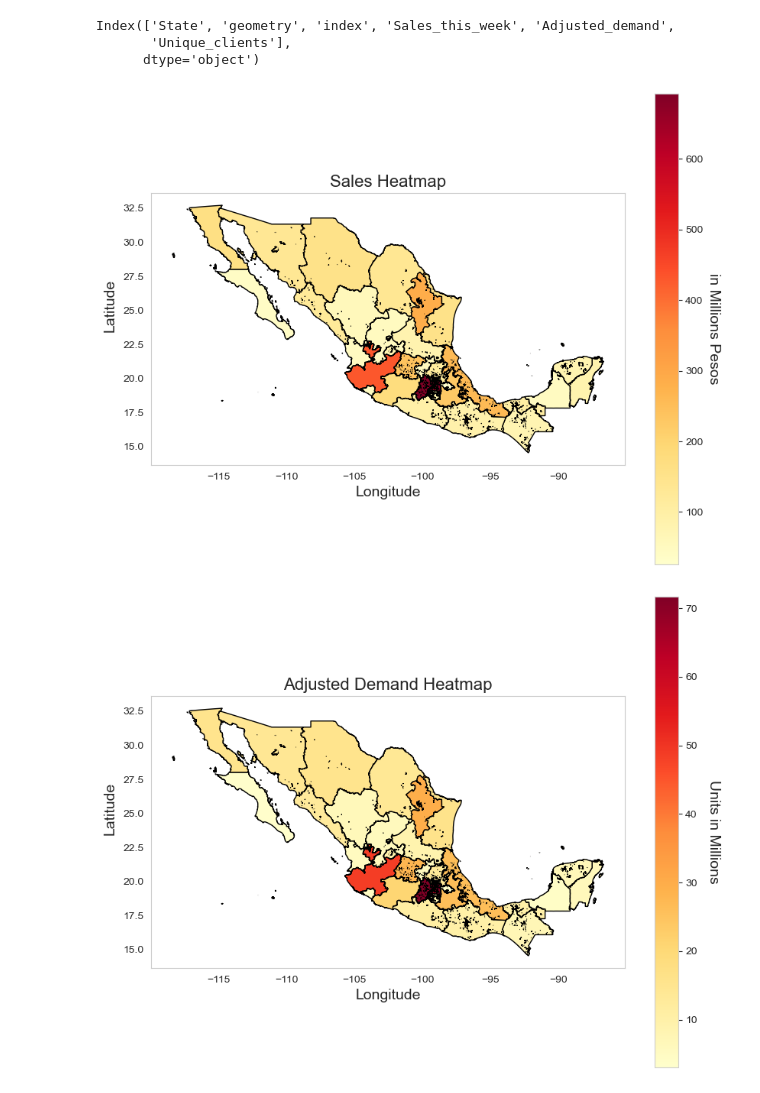
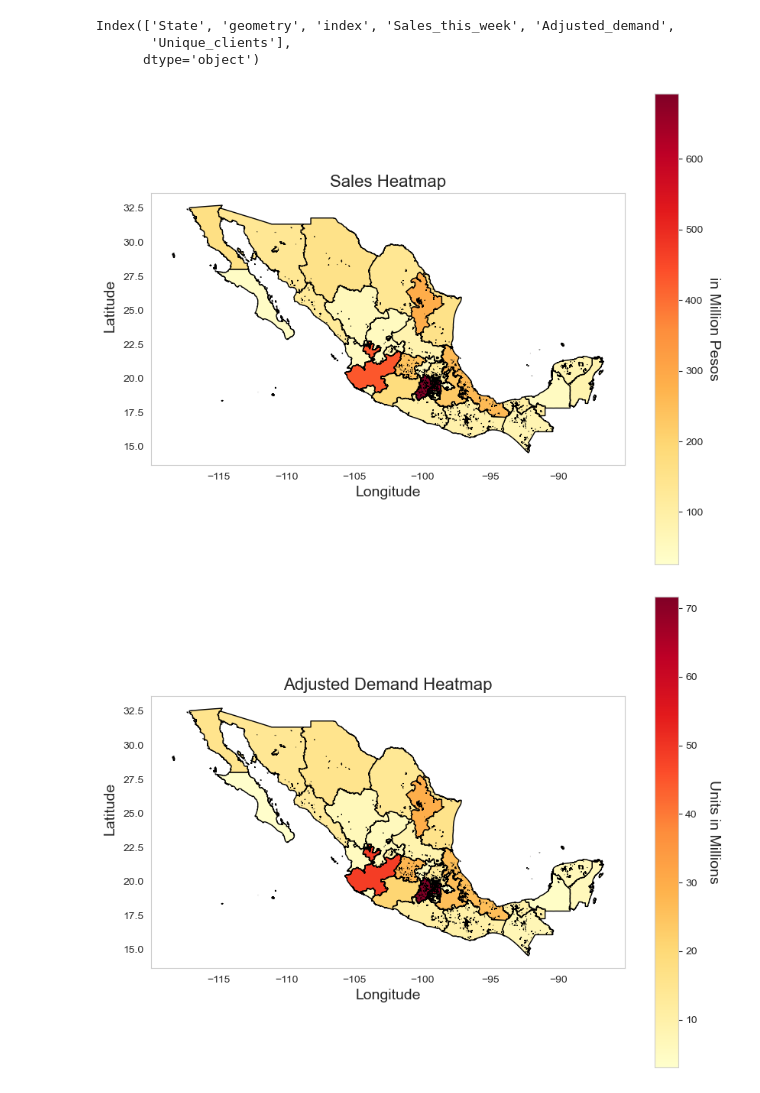
Before and after one commit to ElliotBlackstone/EWinter25_Product_Inventory, a Jupyter notebook: 2_town_state.ipynb, the cells around one changed output. Cells and saved outputs as stored; diff of their text form; code cells hidden in the pictures.

Commit message:
added the heatmap

```diff
--- a/2_town_state.ipynb
+++ b/2_town_state.ipynb
@@ -216,15 +216,15 @@ Index(['State', 'geometry', 'index', 'Sales_this_week', 'Adjusted_demand',
 # %%
 unified_geometries.plot(column='Sales_this_week', cmap='YlOrRd', legend=True, edgecolor='black',figsize = (10,8))
 
 # Add title and display the heatmap
 plt.title('Sales Heatmap', fontsize=16)
-plt.ylabel('in Millions Pesos', fontsize=14, labelpad=-550, rotation=270)
+plt.ylabel('in Million Pesos', fontsize=14, labelpad=-550, rotation=270)
 plt.xlabel('Longitude', fontsize=14)
 plt.gca().text(-0.1, 0.5, 'Latitude', rotation=90, fontsize=14, transform=plt.gca().transAxes)
 plt.grid(False)
 plt.show()
 # %% [output]
-[figure, old version]
+[figure, new version]
 # %%
 unified_geometries.plot(column='Adjusted_demand', cmap='YlOrRd', legend=True, edgecolor='black',figsize = (10,8))
 
```
Also changed, not shown: 1 other file.
